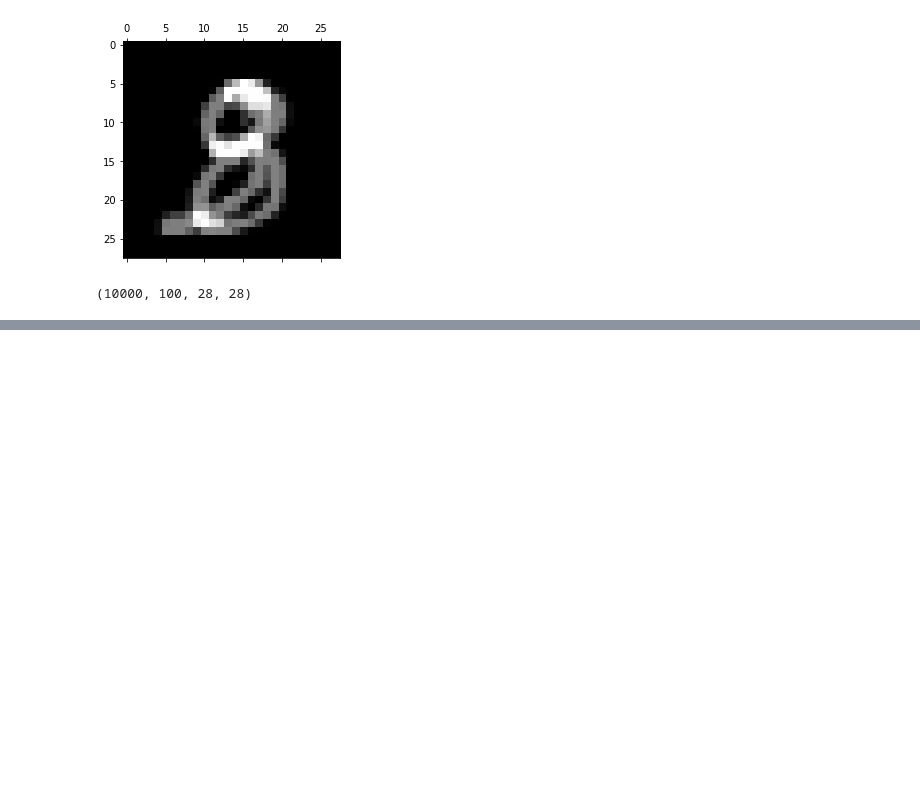
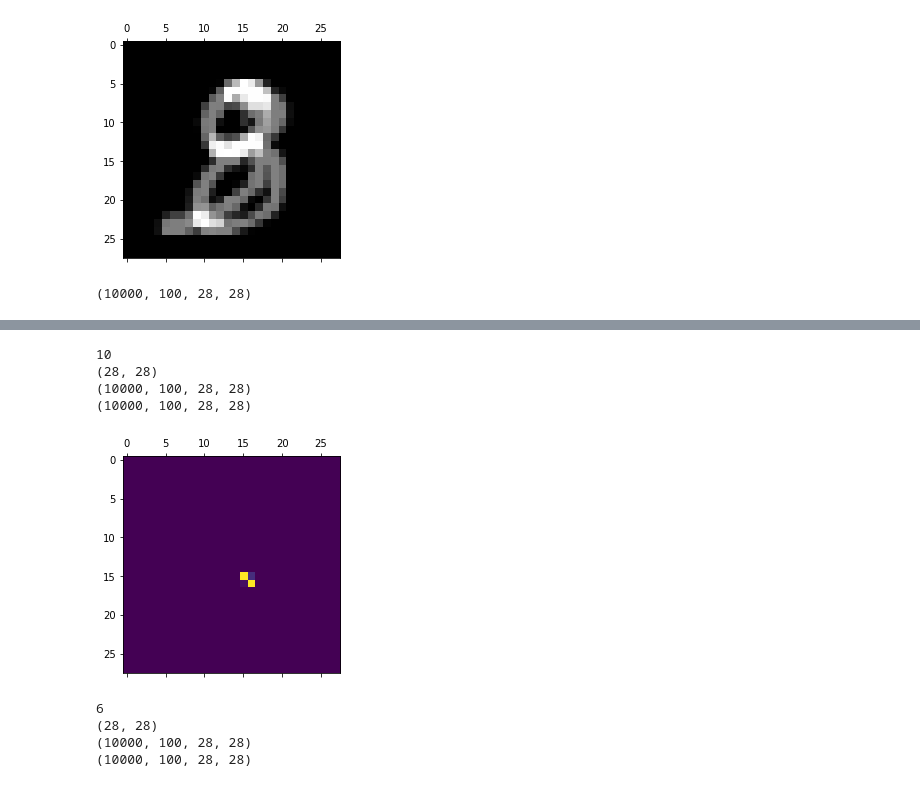
Before and after one commit to isururanawaka/dl_trojan_detector, a Jupyter notebook: data_pre_processing.ipynb, the cells around one changed output, grey strips where cells are left out. Cells and saved outputs as stored; diff of their text form; code cells hidden in the pictures; blank space fills up the shorter version.

```diff
--- a/data_pre_processing.ipynb
+++ b/data_pre_processing.ipynb
@@ -154,0 +194,17 @@ save('dl_trojan_detector/resources/trojan_injected_y_test_minst.npy',y_test)
+# %%
+trajan_size = 8
+resize_trojan_and_apply_sizes(trajan_size,x_train,y_train,x_test,y_test)
+# %% [output]
+10
+(28, 28)
+(10000, 100, 28, 28)
+(10000, 100, 28, 28)
+[figure, added]
+# %%
+trajan_size = 16
+resize_trojan_and_apply_sizes(trajan_size,x_train,y_train,x_test,y_test)
+# %% [output]
+6
+(28, 28)
+(10000, 100, 28, 28)
+(10000, 100, 28, 28)
```
Also changed, not shown: parts of 5 cells of this notebook, 3 other files.
